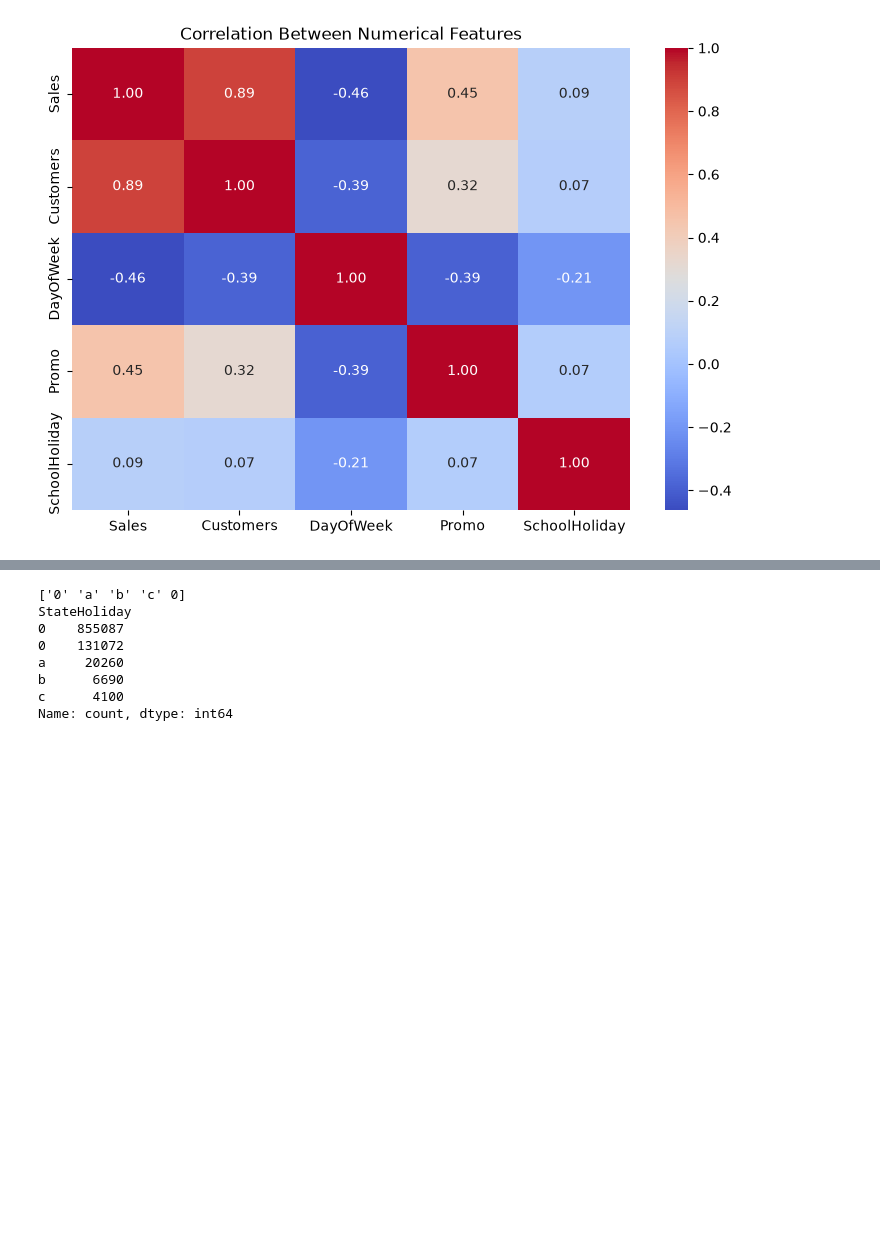
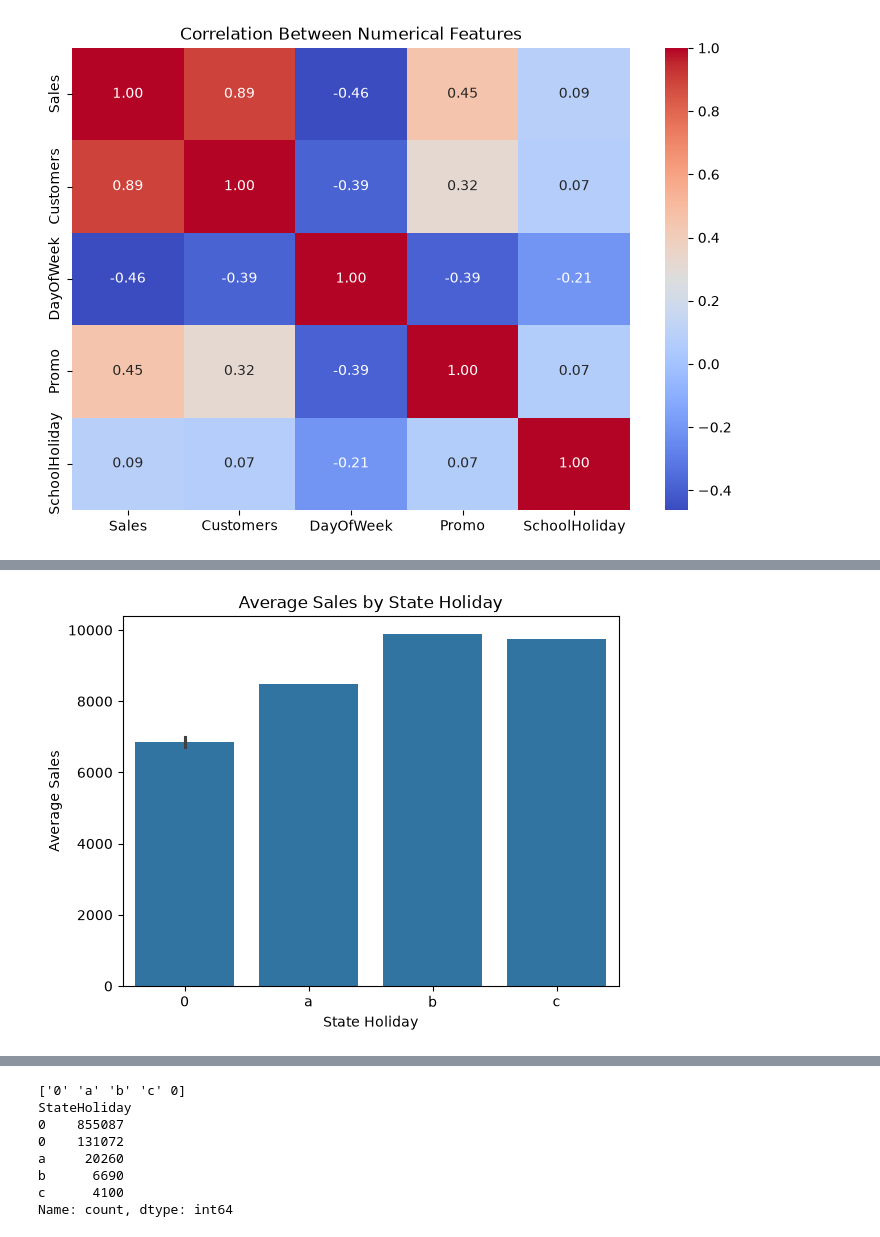
Before and after one commit to MaryamHashemi2002/Retail-Sales-Forecasting-ML, a Jupyter notebook: notebooks/01_data_exploration.ipynb, the cells around one changed output, grey strips where cells are left out. Saved outputs shown, nothing was run; the diff lists cells and outputs as text; code cells hidden in the pictures; blank space fills up the shorter version.

```diff
--- a/notebooks/01_data_exploration.ipynb
+++ b/notebooks/01_data_exploration.ipynb
@@ -469,7 +469,7 @@ plt.show()
 **Conclusion:** Store type appears to be an important factor associated with sales performance. This feature should be retained for further analysis and model development.
 # %%
 train_merged = train.merge(
-    store[['Store', 'StoreType', 'Assortment']],
+    store,
     on='Store',
     how='left'
 )
@@ -733,0 +740,8 @@ print(train_merged.columns.tolist())
+# %%
+sales_by_state_holiday = (
+    train_merged[train_merged['Open'] == 1]
+    .groupby('StateHoliday')['Sales']
+    .mean()
+)
+
+print(sales_by_state_holiday)
@@ -734,3 +756,15 @@ print(train_merged.columns.tolist())
+# %%
+sns.barplot(
+    x=sales_by_state_holiday.index,
+    y=sales_by_state_holiday.values
+)
+
+plt.title('Average Sales by State Holiday')
+plt.xlabel('State Holiday')
+plt.ylabel('Average Sales')
+plt.show()
+# %% [output]
+[figure, added]
 # %%
 sns.barplot(
     x=sales_by_state_holiday.index,
```
Also changed, not shown: parts of 12 cells of this notebook.
